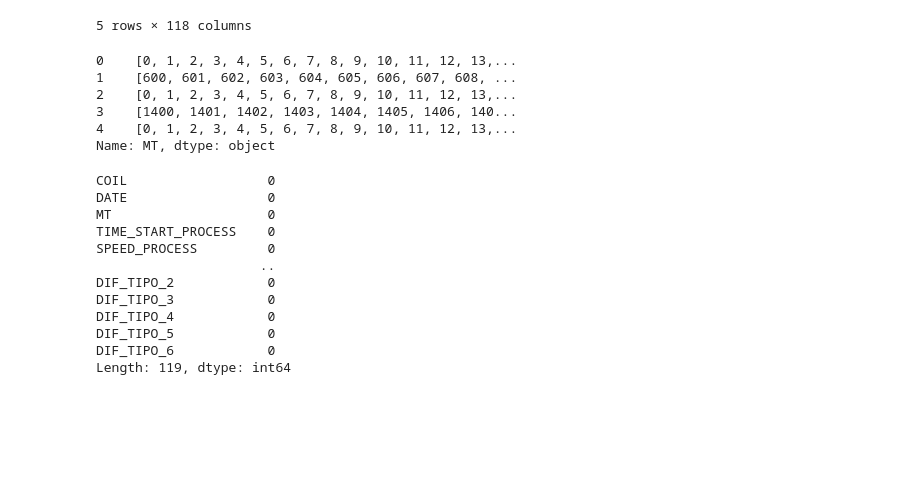
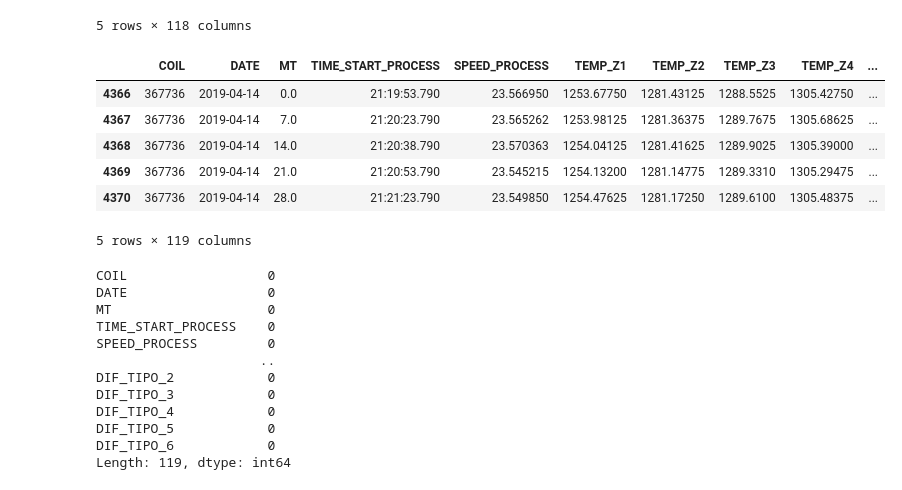
Before and after one commit to simoneassirelli/Machine-Learning-Fieldwork---G3, a Jupyter notebook: code.ipynb, the cells around one changed output. Saved outputs shown, nothing was run; the diff lists cells and outputs as text; code cells hidden in the pictures; blank space fills up the shorter version.

Commit message:
Update code.ipynb
New Merging procedure

```diff
--- a/code.ipynb
+++ b/code.ipynb
@@ -64,38 +64,40 @@ print(prod_columns)
 | 4 | 367736 | 2019-04-14 | 28.0 | 21:21:23.790 | 23.549850 | 1254.47625 | 1281.17250 | 1289.6100 | 1305.48375 | ... |
 5 rows × 118 columns
 # %%
-#                              MATTIA'S CODE
+#                             (MATTIA'S CODE)
 
 # Convert MT_FROM and MT_TO to integers, handling NaN and float values
 df_def['MT_FROM'] = df_def['MT_FROM'].fillna(0).astype(int)
 df_def['MT_TO'] = df_def['MT_TO'].fillna(0).astype(int)
 
 # Create a new column in defects to facilitate the merge
 df_def['MT'] = df_def.apply(lambda x: list(range(x['MT_FROM'], x['MT_TO']+1)), axis=1)
 
 # Explode the 'MT' column to create a row for each meter within the defect range
 defects_exploded = df_def.explode('MT')
 
 # Perform the merge on 'COIL' and 'MT'
 merged_df = pd.merge(df_prod, defects_exploded, on=['COIL', 'MT'], how='left', suffixes=('', '_defects'))
 
 # Now, we need to fill in the defect information for the rows where the defects are present
 # We will create a mask that identifies rows where a defect starts and propagate the defect information forward
 for col in ['DATE', 'DIF_TIPO_1', 'DIF_TIPO_2', 'DIF_TIPO_3', 'DIF_TIPO_4', 'DIF_TIPO_5', 'DIF_TIPO_6']:
     # Forward-fill the defect information for each COIL group
     merged_df[col] = merged_df.groupby('COIL')[col].ffill()
 
 # Filter out the rows where 'MT' is less than 'MT_FROM' and greater than 'MT_TO'
 merged_df = merged_df[(merged_df['MT'] >= merged_df['MT_FROM']) & (merged_df['MT'] <= merged_df['MT_TO'])]
 
 # Now merged_df should have the defect information and date in the correct rows
+merged_df.head()
 # %% [output]
+|  | COIL | DATE | MT | TIME_START_PROCESS | SPEED_PROCESS | TEMP_Z1 | TEMP_Z2 | TEMP_Z3 | TEMP_Z4 | ... |
+| 4366 | 367736 | 2019-04-14 | 0.0 | 21:19:53.790 | 23.566950 | 1253.67750 | 1281.43125 | 1288.5525 | 1305.42750 | ... |
+| 4367 | 367736 | 2019-04-14 | 7.0 | 21:20:23.790 | 23.565262 | 1253.98125 | 1281.36375 | 1289.7675 | 1305.68625 | ... |
+| 4368 | 367736 | 2019-04-14 | 14.0 | 21:20:38.790 | 23.570363 | 1254.04125 | 1281.41625 | 1289.9025 | 1305.39000 | ... |
+| 4369 | 367736 | 2019-04-14 | 21.0 | 21:20:53.790 | 23.545215 | 1254.13200 | 1281.14775 | 1289.3310 | 1305.29475 | ... |
+| 4370 | 367736 | 2019-04-14 | 28.0 | 21:21:23.790 | 23.549850 | 1254.47625 | 1281.17250 | 1289.6100 | 1305.48375 | ... |
-0    [0, 1, 2, 3, 4, 5, 6, 7, 8, 9, 10, 11, 12, 13,...
-1    [600, 601, 602, 603, 604, 605, 606, 607, 608, ...
-2    [0, 1, 2, 3, 4, 5, 6, 7, 8, 9, 10, 11, 12, 13,...
-3    [1400, 1401, 1402, 1403, 1404, 1405, 1406, 140...
-4    [0, 1, 2, 3, 4, 5, 6, 7, 8, 9, 10, 11, 12, 13,...
-Name: MT, dtype: object
+5 rows × 119 columns
 # %%
 # Checking for missing values
 missing_values = merged_df.isna().sum()
```
